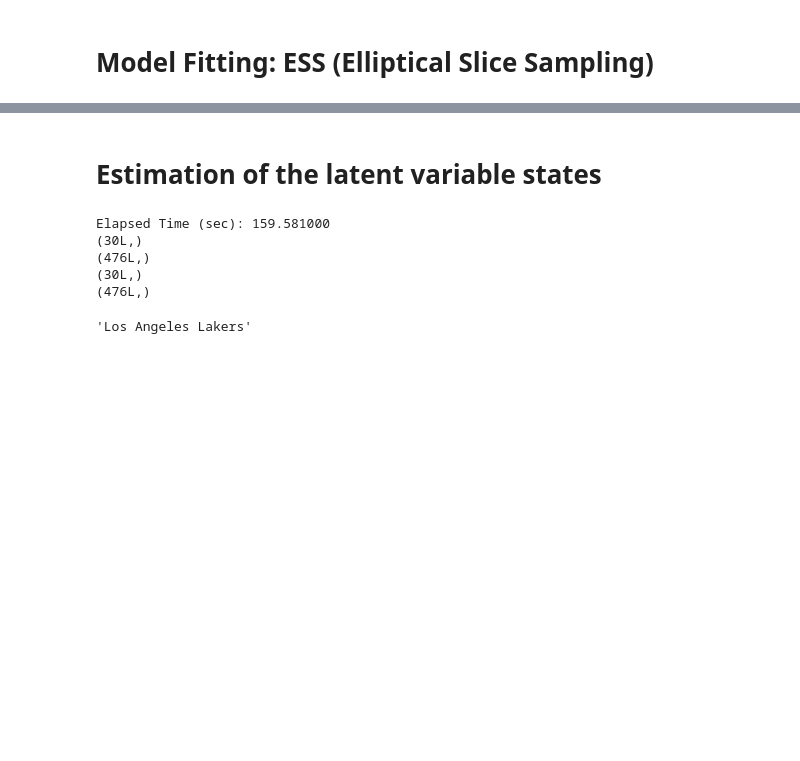
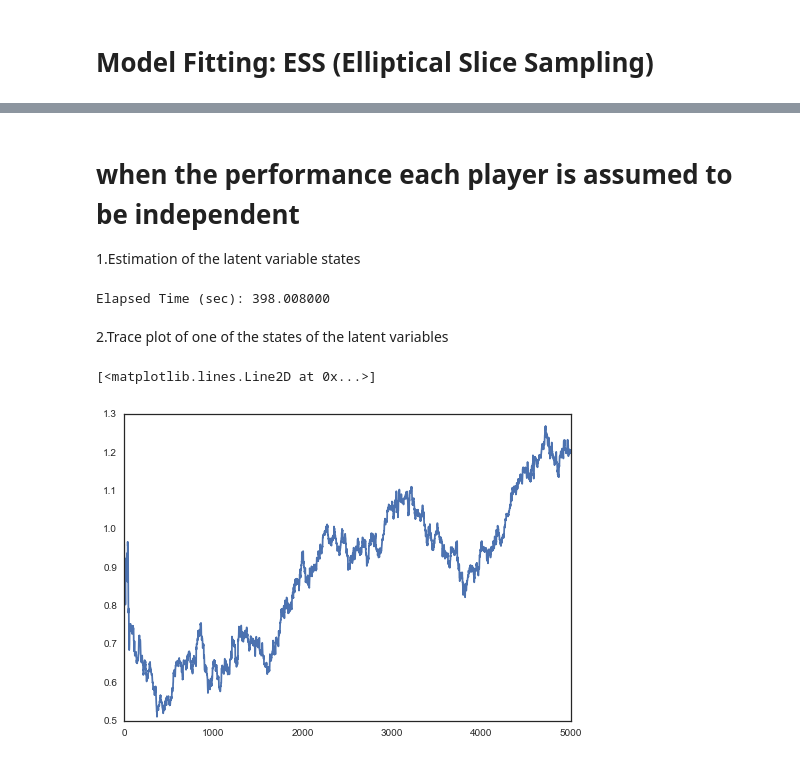
Before and after one commit to AM207Fantasy/am207, a Jupyter notebook: ESS_entire game_new.ipynb, the cells around one changed output, grey strips where cells are left out. Cells and saved outputs as stored; diff of their text form; code cells hidden in the pictures; blank space fills up the shorter version.

```diff
--- a/ESS_entire game_new.ipynb
+++ b/ESS_entire game_new.ipynb
@@ -283,33 +195,24 @@ def ess(logLik, N_mcmc, burn_in):
     # return except the burnin
     return mcmc_coefs[(bi + 1): (bi + N_mcmc),]
 # %% [markdown]
-# Estimation of the latent variable states
+# when the performance each player is assumed to be independent
+1.Estimation of the latent variable states
 # %%
 # game_index = 10
-N_mcmc = 2000
+N_mcmc = 5000
 burn_in = 100
+dim = 2*(N_teams + N_players)
 
 start_time = time.time()
-
-stateCoefs = ess(logLik, N_mcmc, burn_in)
-
+stateCoefs = ess(np.identity(dim), logLik, N_mcmc, burn_in)
 elapsed = time.time() - start_time
 print("Elapsed Time (sec): %f" %elapsed)
-
-mean_coefs = stateCoefs.mean(axis=0)
-mean_b0, mean_bs, mean_g0, mean_gs = split_params(mean_coefs, N_players, N_teams)
-
-print mean_b0.shape
-print mean_bs.shape
-print mean_g0.shape
-print mean_gs.shape
 # %% [output]
-Elapsed Time (sec): 159.581000
-(30L,)
-(476L,)
-(30L,)
-(476L,)
+Elapsed Time (sec): 398.008000
-# %%
-player_info['Tm'].values[0]
-# %% [output]
-'Los Angeles Lakers'
+# %% [markdown]
+2.Trace plot of one of the states of the latent variables
+# %%
+plt.plot(stateCoefs[:,100])
+# %% [output]
+[<matplotlib.lines.Line2D at 0x...>]
+[figure, added]
```
Also changed, not shown: parts of 25 cells of this notebook.
